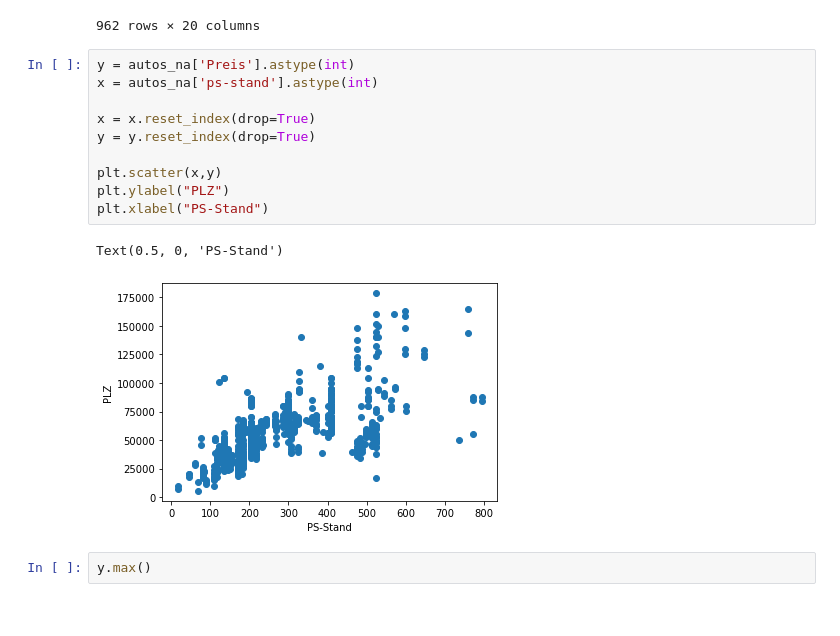
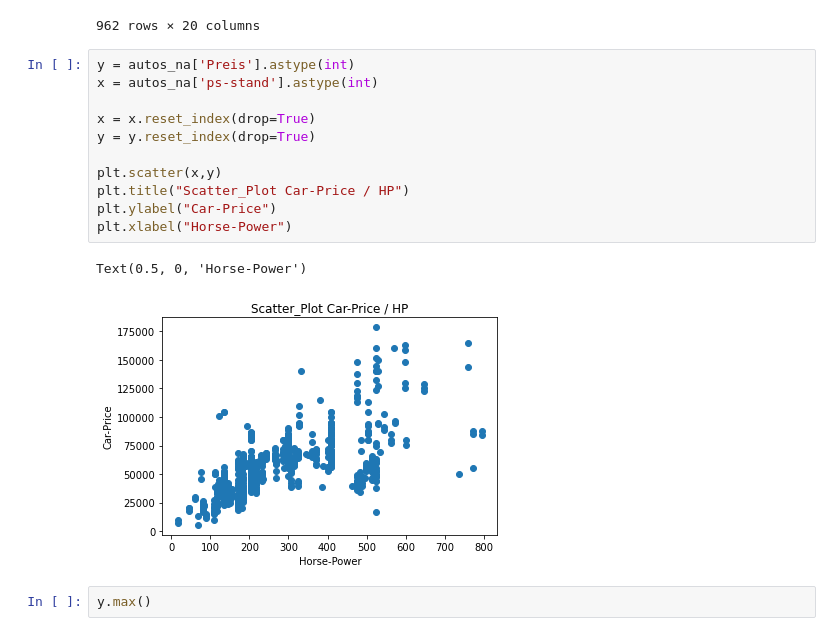
Before and after one commit to jk019/DA_LN_neues_Github, a Jupyter notebook: Analysen/Cluster.ipynb, the cells around one changed output. Cells and saved outputs as stored; diff of their text form.

```diff
--- a/Analysen/Cluster.ipynb
+++ b/Analysen/Cluster.ipynb
@@ -25,16 +25,17 @@ autos_na
 # %%
 y = autos_na['Preis'].astype(int)
 x = autos_na['ps-stand'].astype(int)
 
 x = x.reset_index(drop=True)
 y = y.reset_index(drop=True)
 
 plt.scatter(x,y)
-plt.ylabel("PLZ")
-plt.xlabel("PS-Stand")
+plt.title("Scatter_Plot Car-Price / HP")
+plt.ylabel("Car-Price")
+plt.xlabel("Horse-Power")
 # %% [output]
-Text(0.5, 0, 'PS-Stand')
+Text(0.5, 0, 'Horse-Power')
-[figure, old version]
+[figure, new version]
 # %%
 y.max()
 # %% [output]
```
Also changed, not shown: parts of 1 cell of this notebook.
